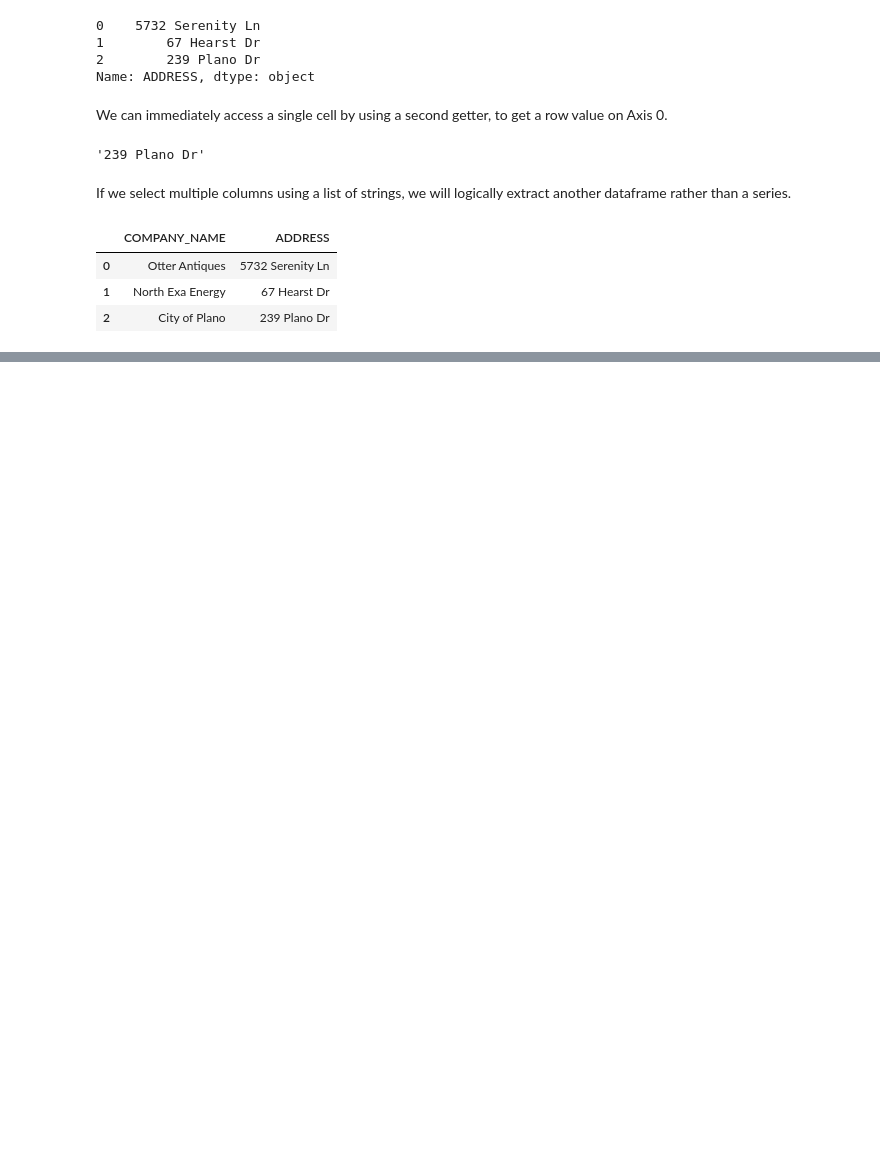
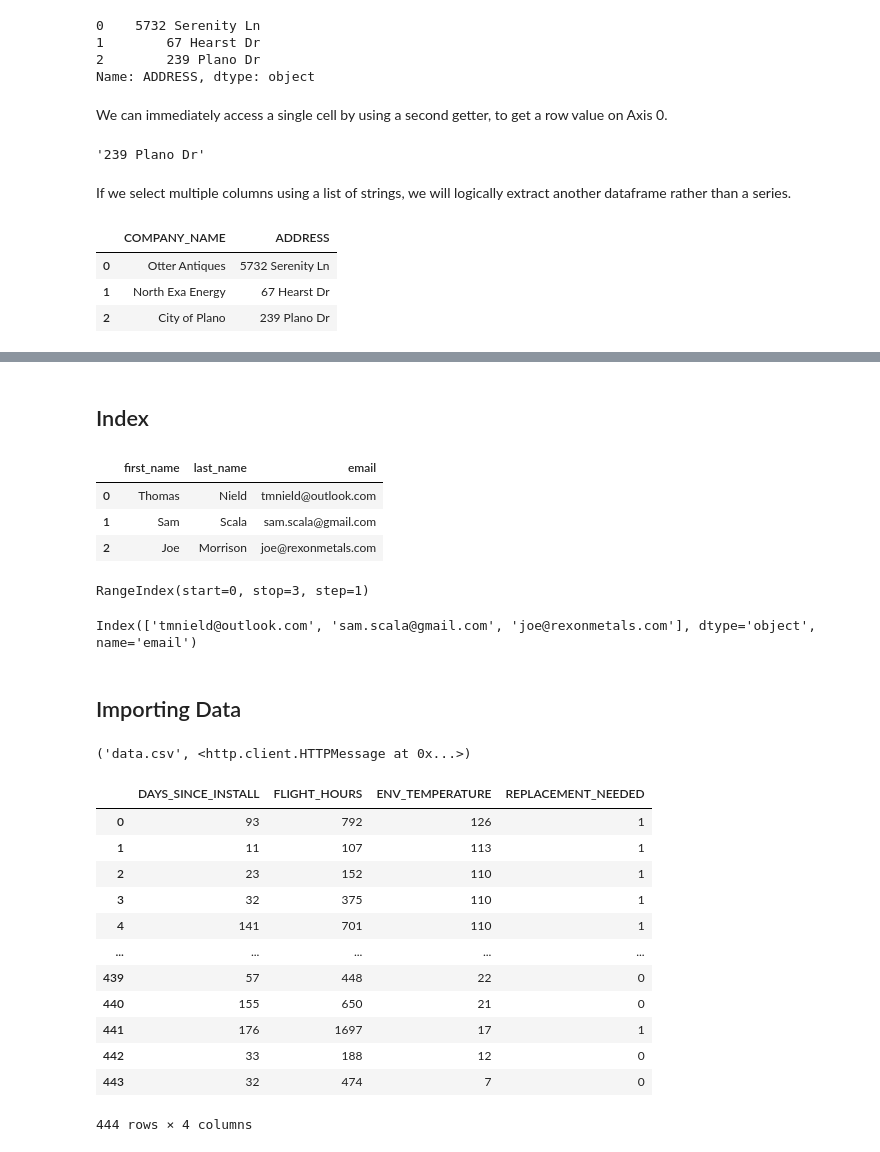
Before and after one commit to thomasnield/anaconda_data_cleaning_pandas, a Jupyter notebook: 1_pandas_basics.ipynb, the cells around one changed output, grey strips where cells are left out. Cells and saved outputs as stored; diff of their text form; code cells hidden in the pictures; blank space fills up the shorter version.

```diff
--- a/1_pandas_basics.ipynb
+++ b/1_pandas_basics.ipynb
@@ -149,0 +158,19 @@ Name: ADDRESS, dtype: object
+# %% [markdown]
+## Index
+# %%
+df = pd.DataFrame({
+    "first_name": ["Thomas", 'Sam', 'Joe'],
+    "last_name": ["Nield", 'Scala', 'Morrison'],
+    "email": ["tmnield@outlook.com", 'sam.scala@gmail.com', 'joe@rexonmetals.com']
+})
+
+df
+# %% [output]
+|  | first_name | last_name | email |
+| 0 | Thomas | Nield | tmnield@outlook.com |
+| 1 | Sam | Scala | sam.scala@gmail.com |
+| 2 | Joe | Morrison | joe@rexonmetals.com |
+# %%
+df.index
+# %% [output]
+RangeIndex(start=0, stop=3, step=1)
@@ -149,0 +179,4 @@ Name: ADDRESS, dtype: object
+# %%
+df.index
+# %% [output]
+Index(['tmnield@outlook.com', 'sam.scala@gmail.com', 'joe@rexonmetals.com'], dtype='object', name='email')
@@ -149,0 +185,25 @@ Name: ADDRESS, dtype: object
+# %% [markdown]
+## Importing Data
+# %%
+import urllib.request
+
+# Download a CSV
+urllib.request.urlretrieve("https://raw.githubusercontent.com/thomasnield/machine-learning-demo-data/master/classification/maintenance_predict.csv?raw=true", "maintenance.csv")
+# %% [output]
+('data.csv', <http.client.HTTPMessage at 0x...>)
+# %%
+pd.read_csv('maintenance.csv')
+# %% [output]
+|  | DAYS_SINCE_INSTALL | FLIGHT_HOURS | ENV_TEMPERATURE | REPLACEMENT_NEEDED |
+| 0 | 93 | 792 | 126 | 1 |
+| 1 | 11 | 107 | 113 | 1 |
+| 2 | 23 | 152 | 110 | 1 |
+| 3 | 32 | 375 | 110 | 1 |
+| 4 | 141 | 701 | 110 | 1 |
+| ... | ... | ... | ... | ... |
+| 439 | 57 | 448 | 22 | 0 |
+| 440 | 155 | 650 | 21 | 0 |
+| 441 | 176 | 1697 | 17 | 1 |
+| 442 | 33 | 188 | 12 | 0 |
+| 443 | 32 | 474 | 7 | 0 |
+444 rows × 4 columns
```
Also changed, not shown: parts of 13 cells of this notebook, 2 other files.
